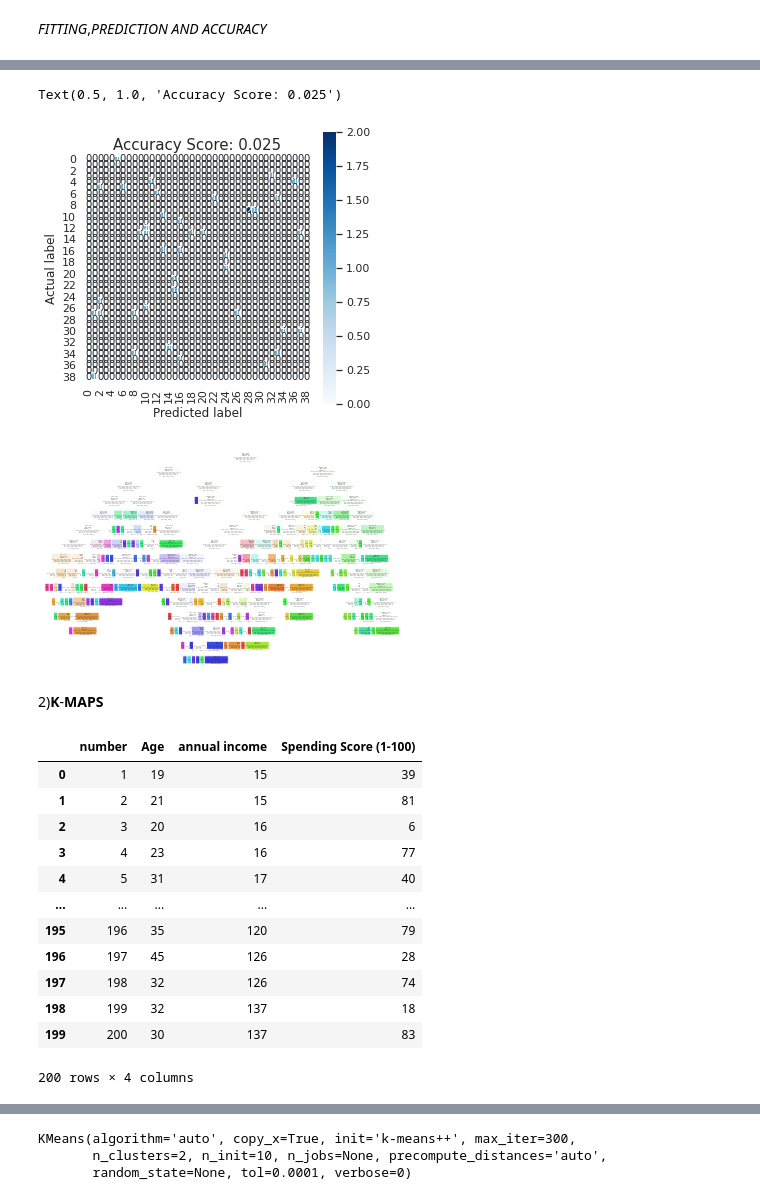
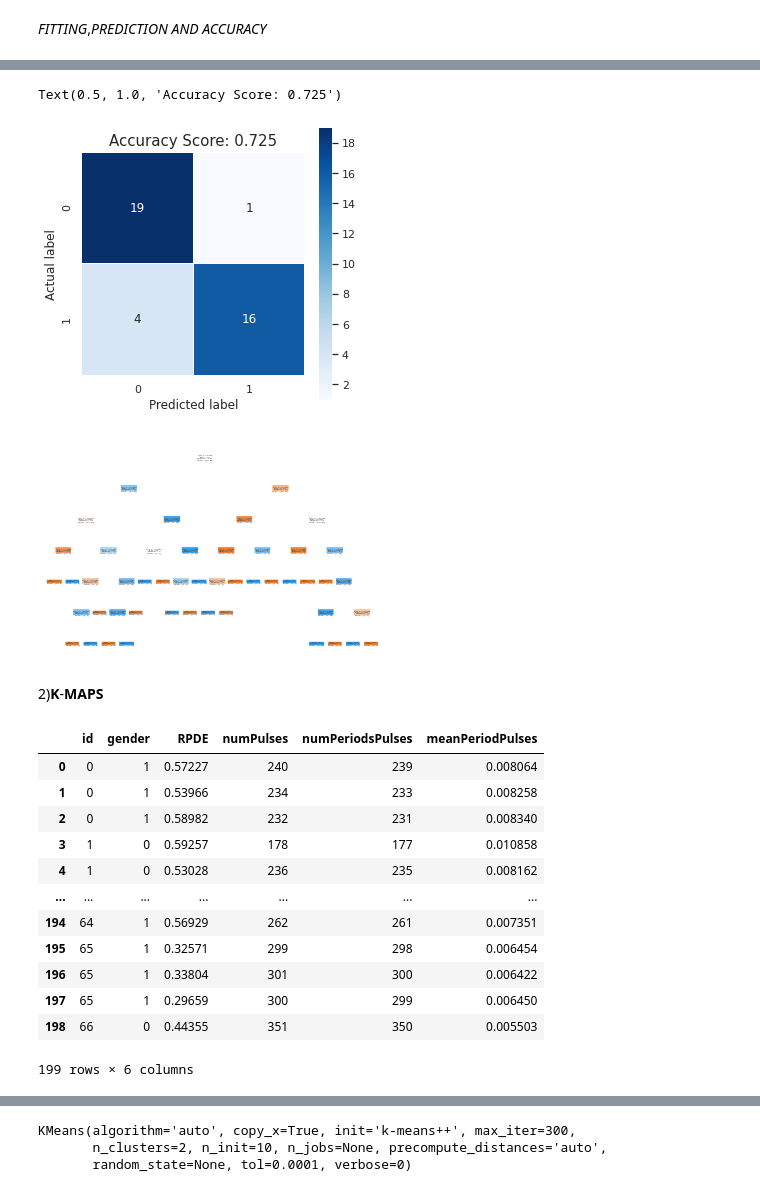
Before and after one commit to eswarmatta/ML2021, a Jupyter notebook: Untitled5.ipynb, the cells around one changed output, grey strips where cells are left out. Saved outputs shown, nothing was run; the diff lists cells and outputs as text; code cells hidden in the pictures.

```diff
--- a/Untitled5.ipynb
+++ b/Untitled5.ipynb
@@ -39,6 +39,6 @@ from sklearn.metrics import accuracy_score
 # %% [markdown]
 READ THE DATASET
 # %%
-mall=pd.read_csv('Mall.csv')
-mall.head(8)
+par=pd.read_csv('par.csv')
+par.head(8)
 # %% [output]
@@ -107,7 +107,7 @@ sns.scatterplot(x='number',y='Age',data=mall,palette='Dark2_r')
 # %% [markdown]
 CLEANING DATASET
 # %%
-mall.drop('annual income',axis=1,inplace=True)
+par.drop('numPeriodsPulses',axis=1,inplace=True)
 # %%
 mall.head(50)
 # %% [output]
@@ -152,7 +142,7 @@ Name: Age, dtype: int64
 # %%
 
-x = mall.iloc[:, :-1].values
-y = mall.iloc[:, :4].values
+x = par.iloc[:, :-1].values
+y = par.iloc[:, :4].values
 z=pd.DataFrame(x)
 w=pd.DataFrame(y)
 from sklearn.preprocessing import LabelEncoder
@@ -275,7 +271,6 @@ Testing split input- (40, 2)
 # %%
 from sklearn.tree import DecisionTreeClassifier
 dtree=DecisionTreeClassifier()
-dtree.fit(x_train,y_train)
 print('Decision Tree Classifier Created')
 # %% [output]
 Decision Tree Classifier Created
@@ -313,12 +300,12 @@ plt.xlabel('Predicted label')
 all_sample_title = 'Accuracy Score: {0}'.format(dtree.score(x_test, y_test))
 plt.title(all_sample_title, size = 15)
 # %% [output]
-Text(0.5, 1.0, 'Accuracy Score: 0.025')
+Text(0.5, 1.0, 'Accuracy Score: 0.725')
-[figure, old version]
+[figure, new version]
 # %%
-dec_tree = plot_tree(decision_tree=dtree,feature_names=mall.columns,filled=True,precision=4,rounded=True)
+dec_tree = plot_tree(decision_tree=dtree,filled=True,precision=4,rounded=True)
 # %% [output]
-[figure, old version]
+[figure, new version]
 # %% [markdown]
 2)**K**-**MAPS**
 # %%
@@ -326,20 +313,20 @@ import statsmodels.api as sm
 sns.set()
 from sklearn.cluster import KMeans
 # %%
-mall = pd.read_csv('Mall.csv')
-mall
+par= pd.read_csv('par.csv')
+par
 # %% [output]
-|  | number | Age | annual income | Spending Score (1-100) |
-| 0 | 1 | 19 | 15 | 39 |
-| 1 | 2 | 21 | 15 | 81 |
-| 2 | 3 | 20 | 16 | 6 |
-| 3 | 4 | 23 | 16 | 77 |
-| 4 | 5 | 31 | 17 | 40 |
-| ... | ... | ... | ... | ... |
-| 195 | 196 | 35 | 120 | 79 |
-| 196 | 197 | 45 | 126 | 28 |
-| 197 | 198 | 32 | 126 | 74 |
-| 198 | 199 | 32 | 137 | 18 |
-| 199 | 200 | 30 | 137 | 83 |
+|  | id | gender | RPDE | numPulses | numPeriodsPulses | meanPeriodPulses |
+| 0 | 0 | 1 | 0.57227 | 240 | 239 | 0.008064 |
+| 1 | 0 | 1 | 0.53966 | 234 | 233 | 0.008258 |
+| 2 | 0 | 1 | 0.58982 | 232 | 231 | 0.008340 |
+| 3 | 1 | 0 | 0.59257 | 178 | 177 | 0.010858 |
+| 4 | 1 | 0 | 0.53028 | 236 | 235 | 0.008162 |
+| ... | ... | ... | ... | ... | ... | ... |
+| 194 | 64 | 1 | 0.56929 | 262 | 261 | 0.007351 |
+| 195 | 65 | 1 | 0.32571 | 299 | 298 | 0.006454 |
+| 196 | 65 | 1 | 0.33804 | 301 | 300 | 0.006422 |
+| 197 | 65 | 1 | 0.29659 | 300 | 299 | 0.006450 |
+| 198 | 66 | 0 | 0.44355 | 351 | 350 | 0.005503 |
-200 rows × 4 columns
+199 rows × 6 columns
 # %%
```
Also changed, not shown: parts of 37 cells of this notebook.
